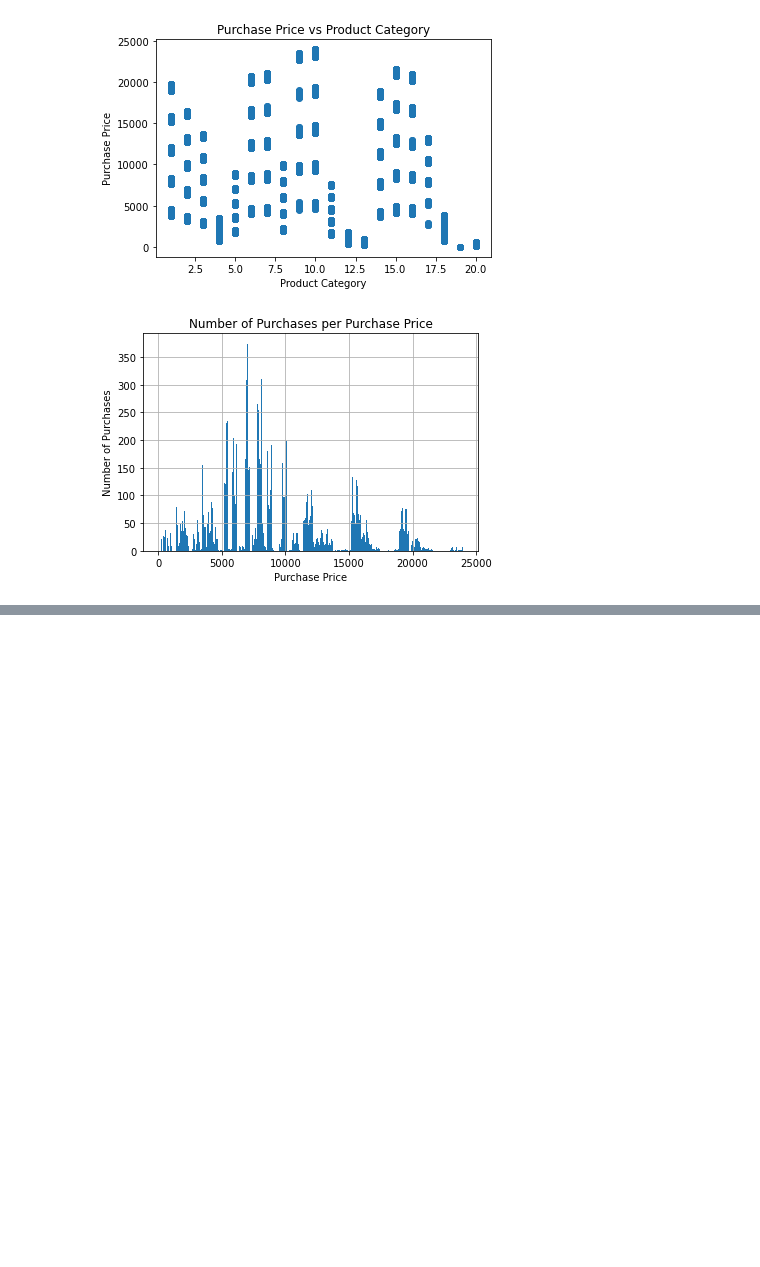
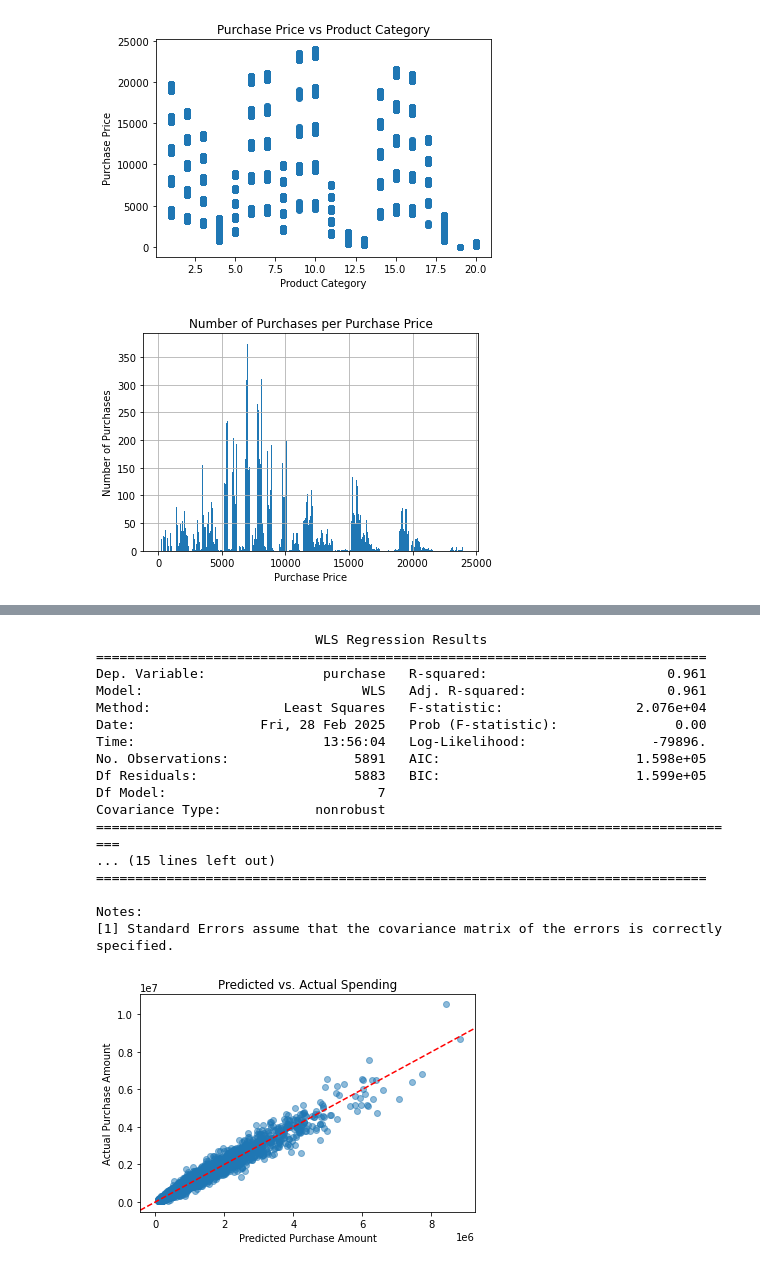
Before and after one commit to Green-Kiwie/Extreme-Couponers-Walmart-Black-Friday, a Jupyter notebook: Final Notebook.ipynb, the cells around one changed output, grey strips where cells are left out. Saved outputs shown, nothing was run; the diff lists cells and outputs as text; code cells hidden in the pictures; blank space fills up the shorter version.

```diff
--- a/Final Notebook.ipynb
+++ b/Final Notebook.ipynb
@@ -78,0 +123,62 @@ plt.show()
+# %%
+user_agg_df = df.groupby(['user_id']).agg({
+    'product_id': 'count',
+    'purchase': 'sum',
+    'occupation': 'min',
+    'gender': 'min',
+    'age': 'min',
+    'city_category': 'min',
+    'stay_in_current_city_years': 'min',
+    'marital_status': 'min',
+}).reset_index()
+
+# Create dummy variables for categorical columns
+features = ['gender', 'age', 'city_category']
+
+# Convert categorical variables into dummy variables
+df_encoded = pd.get_dummies(user_agg_df, columns=features, drop_first=True)
+
+# Define dependent (Y) and independent variables (X)
+Y = df_encoded['purchase']
+X = df_encoded.drop(columns=['purchase', 'user_id', 'stay_in_current_city_years', 'marital_status'])
+
+# Add constant (intercept)
+X = sm.add_constant(X)
+
+# Drop columns with high p-values
+X = X.drop(['occupation', 'age_18-25', 'age_46-50', 'age_55+'], axis=1)
+
+# Calculate weights using inverse frequency of gender
+weights = 1 / user_agg_df['gender'].map(user_agg_df['gender'].value_counts(normalize=True))
+
+# Fit the weighted least squares model
+model = sm.WLS(Y, X, weights=weights).fit()
+
+# Print model summary
+print(model.summary())
+
+plt.scatter(model.fittedvalues, Y, alpha=0.5)
+plt.xlabel("Predicted Purchase Amount")
+plt.ylabel("Actual Purchase Amount")
+plt.title("Predicted vs. Actual Spending")
+plt.axline((0, 0), slope=1, color='red', linestyle='--')  # Ideal fit line
+plt.show()
+# %% [output]
+                            WLS Regression Results
+==============================================================================
+Dep. Variable:               purchase   R-squared:                       0.961
+Model:                            WLS   Adj. R-squared:                  0.961
+Method:                 Least Squares   F-statistic:                 2.076e+04
+Date:                Fri, 28 Feb 2025   Prob (F-statistic):               0.00
+Time:                        13:56:04   Log-Likelihood:                -79896.
+No. Observations:                5891   AIC:                         1.598e+05
+Df Residuals:                    5883   BIC:                         1.599e+05
+Df Model:                           7
+Covariance Type:            nonrobust
+===================================================================================
+... (15 lines left out)
+==============================================================================
+
+Notes:
+[1] Standard Errors assume that the covariance matrix of the errors is correctly specified.
+[figure, added]
```
Also changed, not shown: parts of 2 cells of this notebook, 1 other file.
